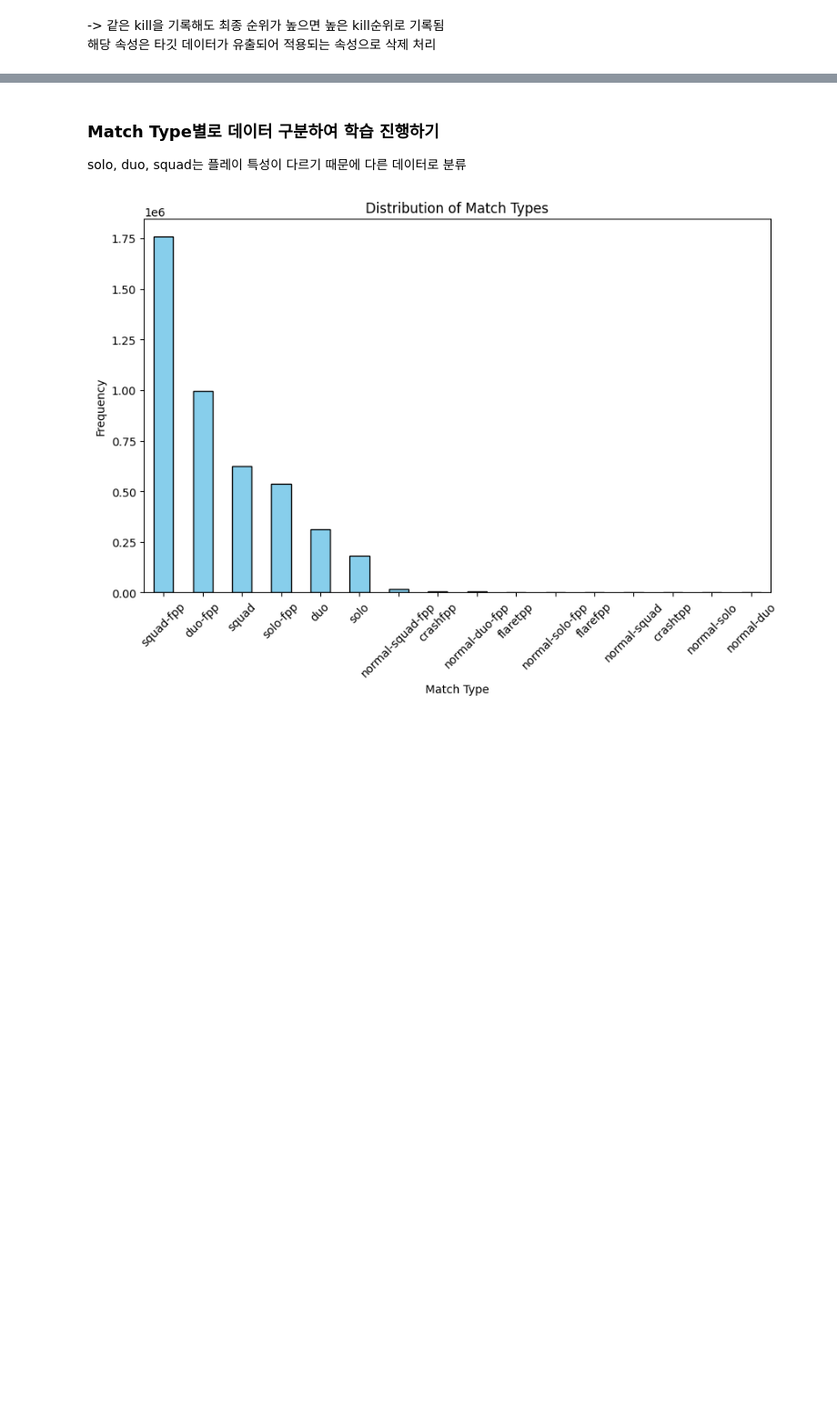
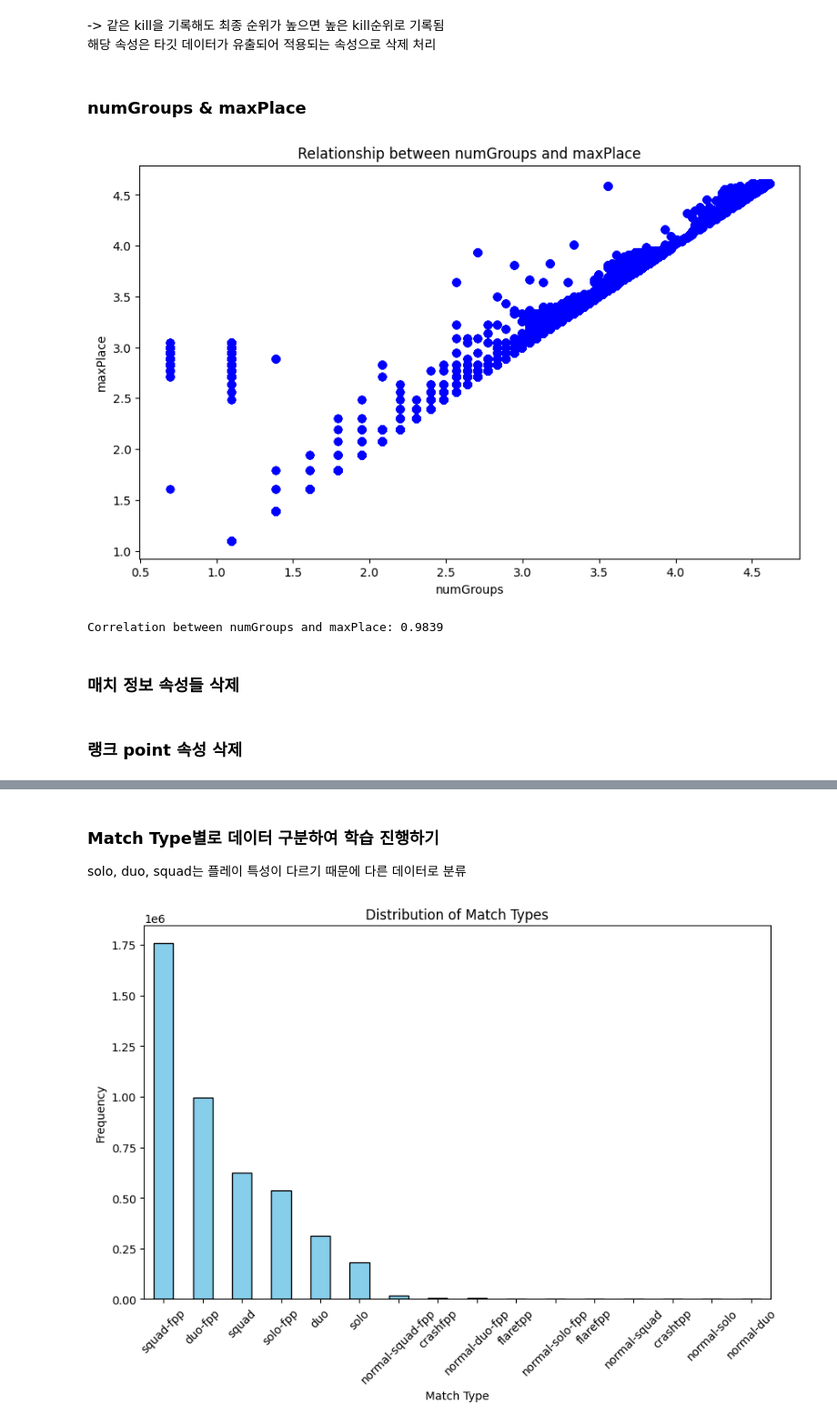
Before and after one commit to p-garden/data-solution, a Jupyter notebook: BATTLRGROUND/notebooke3a40bfc51.ipynb, the cells around one changed output, grey strips where cells are left out. Shown at 91% size. Cells and saved outputs as stored; diff of their text form; code cells hidden in the pictures; blank space fills up the shorter version.

```diff
--- a/BATTLRGROUND/notebooke3a40bfc51.ipynb
+++ b/BATTLRGROUND/notebooke3a40bfc51.ipynb
@@ -461,0 +434,6 @@ plt.show()
+# %%
+train['total_distance'] = train['walkDistance'] + train['rideDistance'] + train['swimDistance']
+
+# 기존 거리 관련 속성 삭제
+train = train.drop(columns=['walkDistance', 'rideDistance', 'swimDistance'])
+train.head()
@@ -461,0 +450,4 @@ plt.show()
+# %%
+train['item_usage_score'] = train['boosts'] + train['heals'] + train['weaponsAcquired']
+train = train.drop(columns=['boosts', 'heals', 'weaponsAcquired'])
+train.head()
@@ -461,0 +483,3 @@ plt.show()
+# %%
+train = train.drop(columns=['Id', 'matchId', 'groupId'])
+train
@@ -481,3 +533,19 @@ KeyError: "['killPlace'] not found in axis"
 # %% [markdown]
 -> 같은 kill을 기록해도 최종 순위가 높으면 높은 kill순위로 기록됨
 해당 속성은 타깃 데이터가  유출되어 적용되는 속성으로 삭제 처리
+# %% [markdown]
+### numGroups & maxPlace
+# %%
+plt.figure(figsize=(10, 6))
+plt.scatter(train['numGroups'], train['maxPlace'], alpha=0.5, color='blue')
+plt.title('Relationship between numGroups and maxPlace')
+plt.xlabel('numGroups')
+plt.ylabel('maxPlace')
+plt.show()
+
+# 두 속성 간의 상관관계 계산
+correlation = train[['numGroups', 'maxPlace']].corr().iloc[0, 1]
+print(f"Correlation between numGroups and maxPlace: {correlation:.4f}")
+# %% [output]
+[figure, added]
+Correlation between numGroups and maxPlace: 0.9839
@@ -483,0 +554,2 @@ KeyError: "['killPlace'] not found in axis"
+# %% [markdown]
+### 매치 정보 속성들 삭제
@@ -483,0 +558,2 @@ KeyError: "['killPlace'] not found in axis"
+# %% [markdown]
+### 랭크 point 속성 삭제
```
Also changed, not shown: parts of 37 cells of this notebook.
